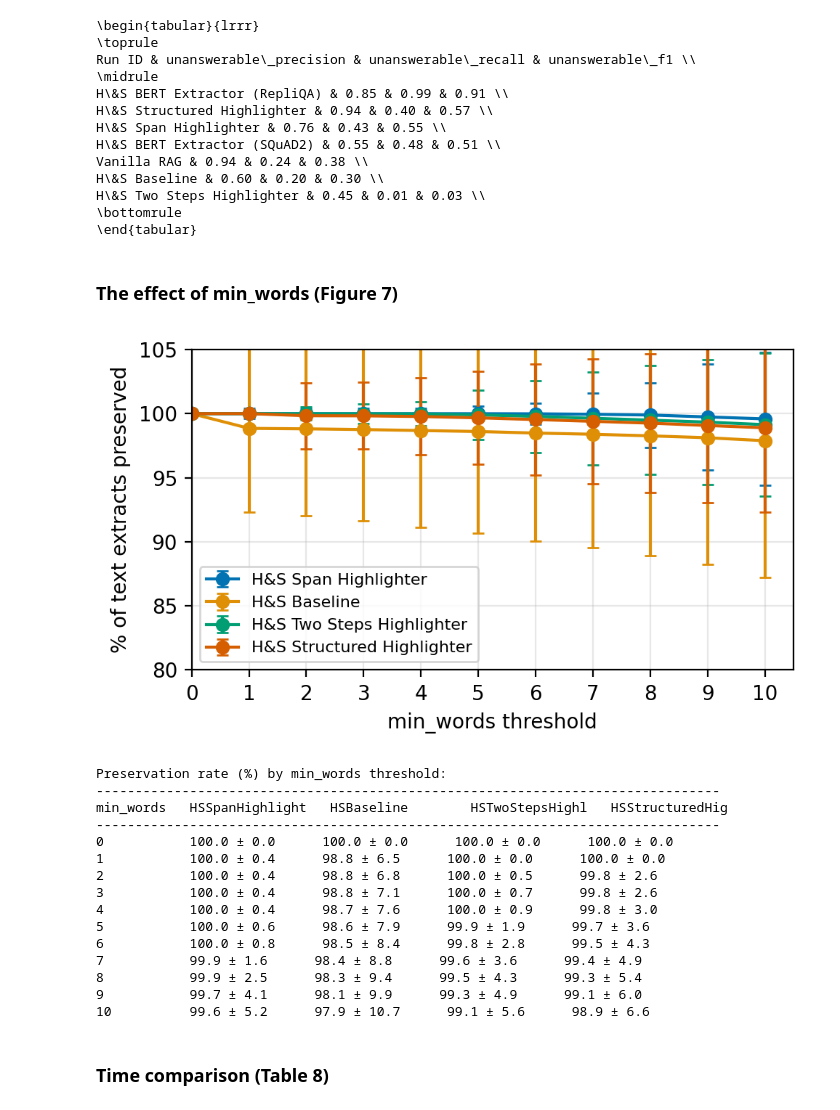
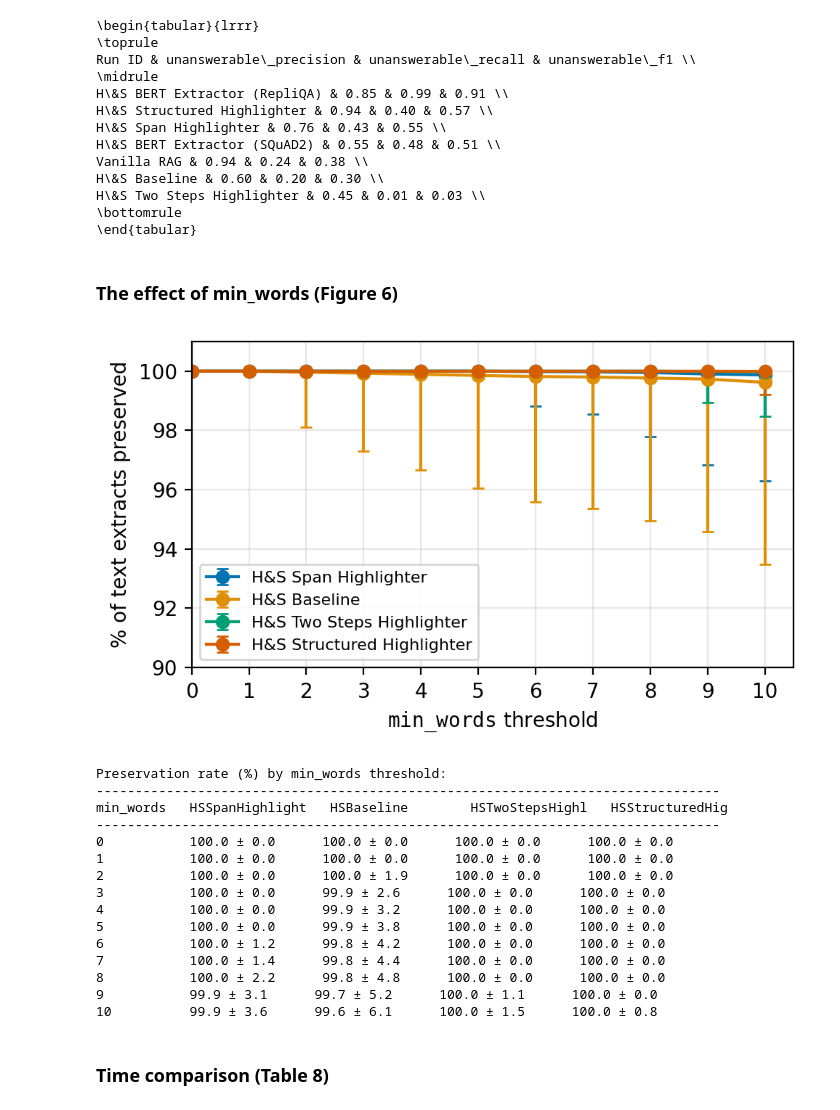
Before and after one commit to microsoft/highlight-summarize, a Jupyter notebook: reproduce/data-analysis.ipynb, the cells around one changed output. Saved outputs shown, nothing was run; the diff lists cells and outputs as text; code cells hidden in the pictures.

```diff
--- a/reproduce/data-analysis.ipynb
+++ b/reproduce/data-analysis.ipynb
@@ -543,7 +564,9 @@ for dataset_name in ["repliqa_3", "bioasq"]:
     df = dataset_results[dataset_results.answer != NOANSWER_PRED]
     if "long_answer" in df.columns:
         df = df[df.long_answer != ""]
-        df = df[df.apply(lambda x: x["long_answer"] in x["document_extracted"], axis=1)]
+        # Use list comprehension instead of apply for faster substring check
+        mask = [la in doc for la, doc in zip(df["long_answer"], df["document_extracted"])]
+        df = df[mask]
 
         df["ref_passage_precision"], df["ref_answer_recall"] = adlakha_precision_recall(
             df["answer"],
@@ -685,12 +746,0 @@ Dataset: bioasq
-# %%
-for dataset_name, dataset_results in results_df.items():
-    df = dataset_results[dataset_results.answer != NOANSWER_PRED]
-
-    judges = ["PollMultihopCorrectness-gpt-4.1-mini_correctness_rating", "ReliableCIRelevance-gpt-4.1-mini_quality_rating", "MTBenchChatBotResponseQuality-gpt-4.1-mini_quality_rating"]
-    # max_rating = df[judge].max()
-    print(f"Dataset: {dataset_name}")
-    to_latex(df.groupby("run_id").apply(
-            lambda x: pd.Series({
-                judge: x[judge].mean() for judge in judges
-            })
-    ).reset_index(), columns=judges, ascending=False)
@@ -884,7 +916,7 @@ H\&S Two Steps Highlighter & 0.45 & 0.01 & 0.03 \\
 \bottomrule
 \end{tabular}
 # %% [markdown]
-### The effect of min_words (Figure 7)
+### The effect of min_words (Figure 6)
 # %%
 # Analyze the effect of min_words filtering on text extracts
 # In hs.py, _validate_text_extract filters out extracts with fewer than min_highlighted_words
@@ -911,6 +943,13 @@ def get_full_text_extracts(row):
     pipeline = row["pipeline"]
     text_extracts = row["highlighter_text_extracts"]
     extracted = row["highlighter_extracted"]
+
+    # Parse string representation of list (from CSV loading)
+    if isinstance(text_extracts, str):
+        try:
+            text_extracts = ast.literal_eval(text_extracts)
+        except (ValueError, SyntaxError):
+            return []
 
     if pipeline == "HSSpanHighlighter":
         # Span Highlighter stores "start...end" in text_extracts
@@ -999,57 +1038,60 @@ fig, ax = plt.subplots(figsize=(5, 3), dpi=200)
 for i, pipeline in enumerate(pipelines):
     data = pd.DataFrame(results_by_pipeline[pipeline])
     label = PRETTY_NAMES.get(f"{pipeline}-gpt-4.1-mini-gpt-4.1-mini", pipeline)
+    # Clip upper error bars at 100%
+    lower_err = data["std"]
+    upper_err = np.minimum(data["std"], 100 - data["mean"])
     ax.errorbar(
         data["min_words"],
         data["mean"],
-        yerr=data["std"],
+        yerr=[lower_err, upper_err],
         label=label,
         marker='o',
         capsize=3,
         color=PALETTE[i % len(PALETTE)],
     )
 
-ax.set_xlabel("min_words threshold")
+ax.set_xlabel(r"$\mathtt{min\_words}$ threshold")
 ax.set_ylabel("% of text extracts preserved")
 # ax.set_title("Effect of min_words filtering on text extract preservation (RepliQA)")
 ax.set_xticks(list(min_words_range))
-ax.set_ylim(80, 105)
+ax.set_ylim(90, 101)
 ax.set_xlim(0, 10.5)
 ax.legend(loc='lower left', fontsize=8)
 ax.grid(True, alpha=0.3)
 
 plt.tight_layout()
 plt.show()
 
 # Print summary table
 print("\nPreservation rate (%) by min_words threshold:")
 print("-" * 80)
 header = f"{'min_words':<12}" + "".join([f"{p[:15]:<18}" for p in pipelines])
 print(header)
 print("-" * 80)
 for min_words in min_words_range:
     row = f"{min_words:<12}"
     for pipeline in pipelines:
         data = results_by_pipeline[pipeline][min_words]
         row += f"{data['mean']:.1f} ± {data['std']:.1f}      "
     print(row)
 # %% [output]
-[figure, old version]
+[figure, new version]
 Preservation rate (%) by min_words threshold:
 --------------------------------------------------------------------------------
 min_words   HSSpanHighlight   HSBaseline        HSTwoStepsHighl   HSStructuredHig
 --------------------------------------------------------------------------------
 0           100.0 ± 0.0      100.0 ± 0.0      100.0 ± 0.0      100.0 ± 0.0
-1           100.0 ± 0.4      98.8 ± 6.5      100.0 ± 0.0      100.0 ± 0.0
-2           100.0 ± 0.4      98.8 ± 6.8      100.0 ± 0.5      99.8 ± 2.6
-3           100.0 ± 0.4      98.8 ± 7.1      100.0 ± 0.7      99.8 ± 2.6
-4           100.0 ± 0.4      98.7 ± 7.6      100.0 ± 0.9      99.8 ± 3.0
-5           100.0 ± 0.6      98.6 ± 7.9      99.9 ± 1.9      99.7 ± 3.6
-6           100.0 ± 0.8      98.5 ± 8.4      99.8 ± 2.8      99.5 ± 4.3
-7           99.9 ± 1.6      98.4 ± 8.8      99.6 ± 3.6      99.4 ± 4.9
-8           99.9 ± 2.5      98.3 ± 9.4      99.5 ± 4.3      99.3 ± 5.4
-9           99.7 ± 4.1      98.1 ± 9.9      99.3 ± 4.9      99.1 ± 6.0
-10          99.6 ± 5.2      97.9 ± 10.7      99.1 ± 5.6      98.9 ± 6.6
+1           100.0 ± 0.0      100.0 ± 0.0      100.0 ± 0.0      100.0 ± 0.0
+2           100.0 ± 0.0      100.0 ± 1.9      100.0 ± 0.0      100.0 ± 0.0
+3           100.0 ± 0.0      99.9 ± 2.6      100.0 ± 0.0      100.0 ± 0.0
+4           100.0 ± 0.0      99.9 ± 3.2      100.0 ± 0.0      100.0 ± 0.0
+5           100.0 ± 0.0      99.9 ± 3.8      100.0 ± 0.0      100.0 ± 0.0
+6           100.0 ± 1.2      99.8 ± 4.2      100.0 ± 0.0      100.0 ± 0.0
+7           100.0 ± 1.4      99.8 ± 4.4      100.0 ± 0.0      100.0 ± 0.0
+8           100.0 ± 2.2      99.8 ± 4.8      100.0 ± 0.0      100.0 ± 0.0
+9           99.9 ± 3.1      99.7 ± 5.2      100.0 ± 1.1      100.0 ± 0.0
+10          99.9 ± 3.6      99.6 ± 6.1      100.0 ± 1.5      100.0 ± 0.8
 # %% [markdown]
 ### Time comparison (Table 8)
 # %%
```
Also changed, not shown: parts of 18 cells of this notebook.
